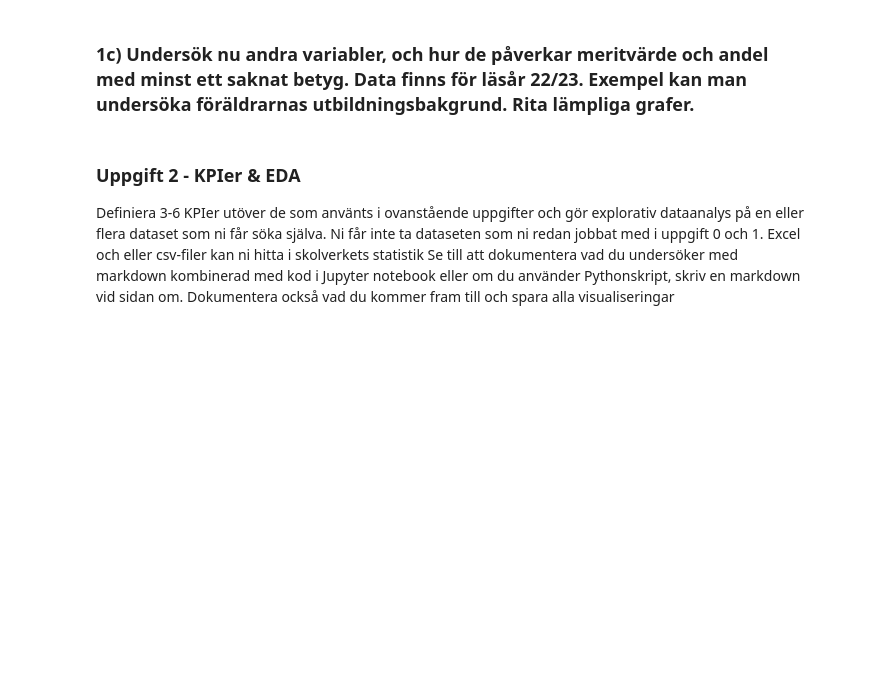
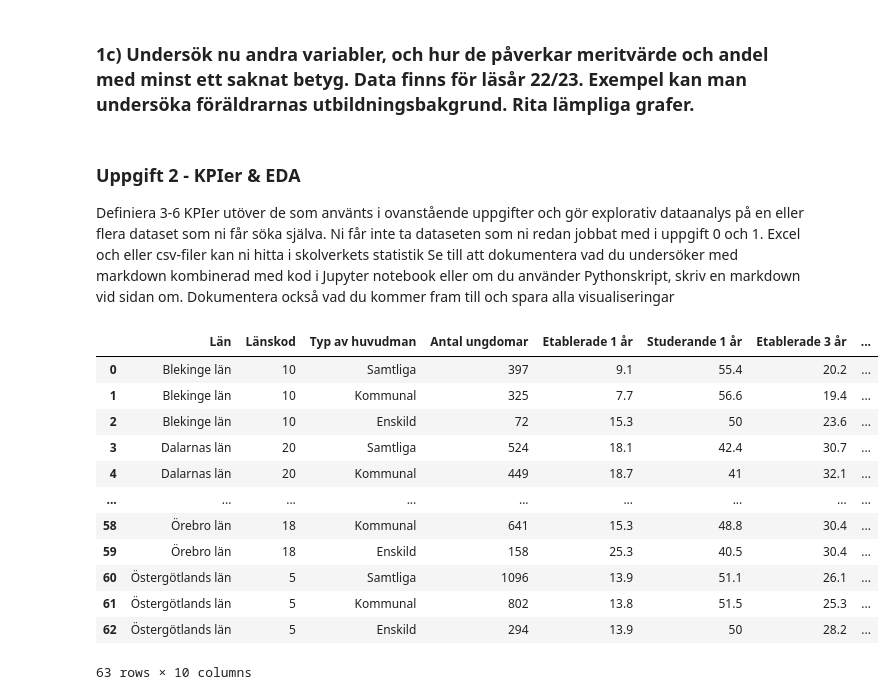
Before and after one commit to HolmstromAnna/Python-Anna-Holmstr-m-OPA23, a Jupyter notebook: Labb2/Labb2.ipynb, the cells around one changed output. Drawn from its saved outputs; the diff is of its cells as text; code cells hidden in the pictures; blank space fills up the shorter version.

Commit message:
Read file and rename columns exercise 2

```diff
--- a/Labb2/Labb2.ipynb
+++ b/Labb2/Labb2.ipynb
@@ -372,3 +372,54 @@ kan ni hitta i skolverkets statistik
 Se till att dokumentera vad du undersöker med markdown kombinerad med kod i Jupyter notebook eller om du
 använder Pythonskript, skriv en markdown vid sidan om. Dokumentera också vad du kommer fram till och spara alla
 visualiseringar
+# %%
+df_sheets = pd.read_excel("Efter_gymnasiet_2013_Lan.xlsx", skiprows=9, sheet_name=None)
+
+# Extract individual DataFrames for each sheet
+construction = df_sheets["Byggprogrammet"]
+nursing = df_sheets["Omvårdnadsprogrammet"]
+natural_science = df_sheets["Naturvetenskapsprogrammet"]
+social_sciense = df_sheets["Samhällsvetenskapsprogrammet"]
+
+# Function for renaming columns
+def rename_columns(df):
+    # Define a list of new column names
+    new_columns = [
+        'Län',
+        'Länskod',
+        'Typ av huvudman',
+        'Antal ungdomar',
+        'Etablerade 1 år',
+        'Studerande 1 år',
+        'Etablerade 3 år',
+        'Studerande 3 år',
+        'Etablerade 5 år',
+        'Studerande 5 år'
+    ]
+
+    # Rename the columns of the DataFrame using the list of new column names
+    df.columns = new_columns
+    # Return the DataFrame with updated column names
+    return df
+
+# Use the function to rename columns for each DataFrame
+construction = rename_columns(construction)
+nursing = rename_columns(nursing)
+natural_science = rename_columns(natural_science)
+social_sciense = rename_columns(social_sciense)
+
+social_sciense
+# %% [output]
+|  | Län | Länskod | Typ av huvudman | Antal ungdomar | Etablerade 1 år | Studerande 1 år | Etablerade 3 år | ... |
+| 0 | Blekinge län | 10 | Samtliga | 397 | 9.1 | 55.4 | 20.2 | ... |
+| 1 | Blekinge län | 10 | Kommunal | 325 | 7.7 | 56.6 | 19.4 | ... |
+| 2 | Blekinge län | 10 | Enskild | 72 | 15.3 | 50 | 23.6 | ... |
+| 3 | Dalarnas län | 20 | Samtliga | 524 | 18.1 | 42.4 | 30.7 | ... |
+| 4 | Dalarnas län | 20 | Kommunal | 449 | 18.7 | 41 | 32.1 | ... |
+| ... | ... | ... | ... | ... | ... | ... | ... | ... |
+| 58 | Örebro län | 18 | Kommunal | 641 | 15.3 | 48.8 | 30.4 | ... |
+| 59 | Örebro län | 18 | Enskild | 158 | 25.3 | 40.5 | 30.4 | ... |
+| 60 | Östergötlands län | 5 | Samtliga | 1096 | 13.9 | 51.1 | 26.1 | ... |
+| 61 | Östergötlands län | 5 | Kommunal | 802 | 13.8 | 51.5 | 25.3 | ... |
+| 62 | Östergötlands län | 5 | Enskild | 294 | 13.9 | 50 | 28.2 | ... |
+63 rows × 10 columns
```
Also changed, not shown: 1 other file.
